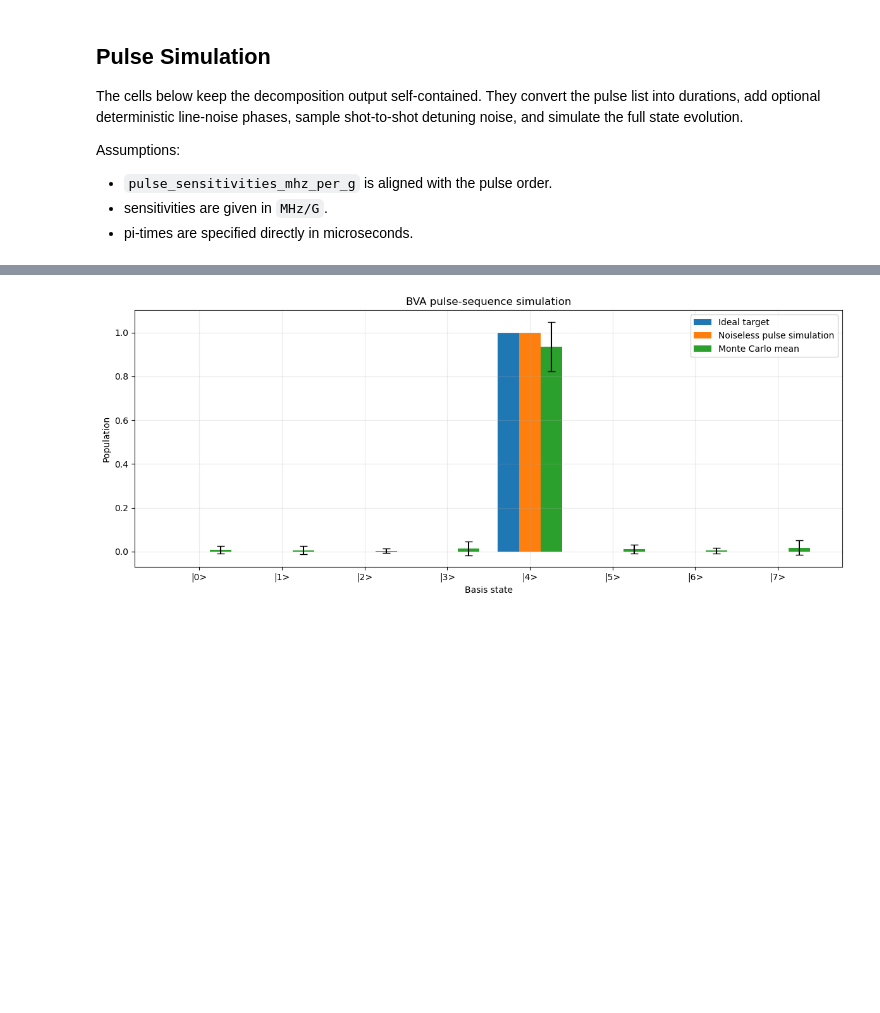
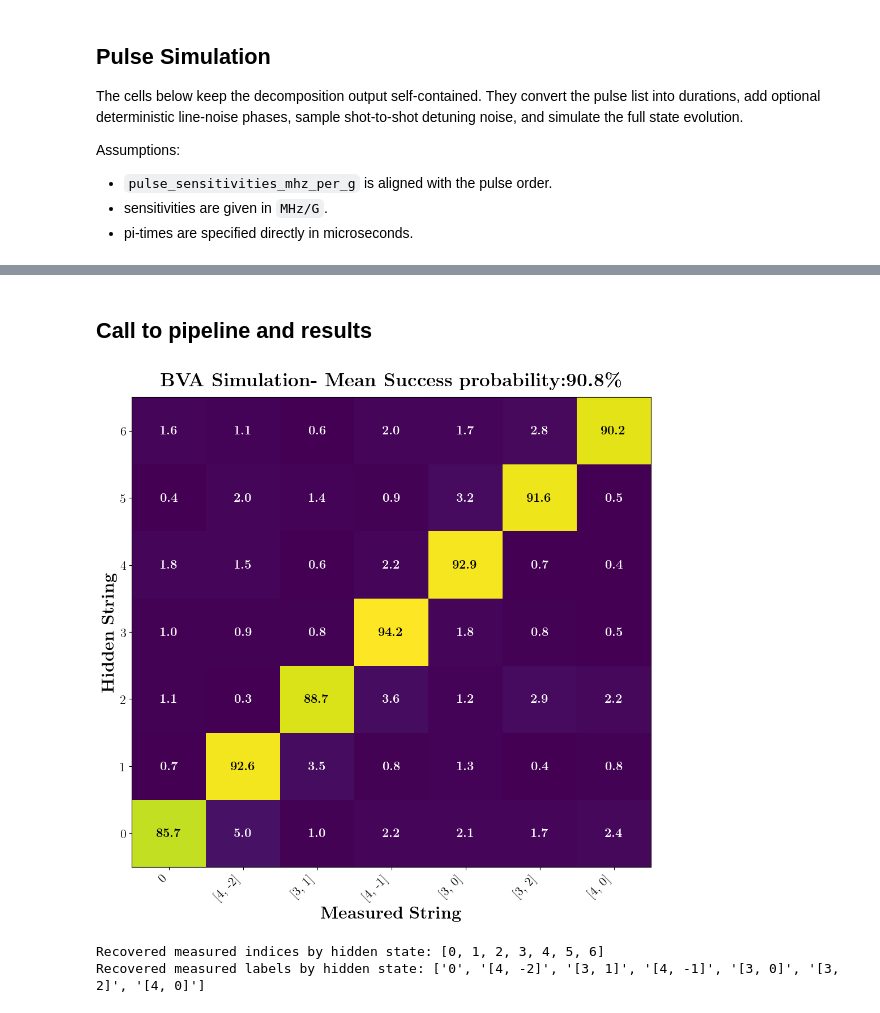
Before and after one commit to GauravTathed/PhD_python_scripts, a Jupyter notebook: BVA_analysis_scripts/BVA_sequence_noise_simulation.ipynb, the cells around one changed output, grey strips where cells are left out. Drawn from its saved outputs; the diff is of its cells as text; code cells hidden in the pictures; blank space fills up the shorter version.

```diff
--- a/BVA_analysis_scripts/BVA_sequence_noise_simulation.ipynb
+++ b/BVA_analysis_scripts/BVA_sequence_noise_simulation.ipynb
@@ -338,6 +600,13 @@ Assumptions:
 # %%
 import matplotlib.pyplot as plt
 from scipy.linalg import expm
+from matplotlib import rcParams
+import json
+
+rcParams['font.family'] = 'serif'
+rcParams['font.serif'] = ['Computer Modern']
+rcParams['text.usetex'] = True
+
 
 
 def state_populations(state):
@@ -681,21 +1144,0 @@ std_noisy_populations = [0.017136510992532526, 0.019229021905310777, 0.010254243
-# %%
-basis_labels = [f"|{index}>" for index in range(dim)]
-x = np.arange(dim)
-width = 0.26
-
-fig, ax = plt.subplots(figsize=(12, 5))
-ax.bar(x - width, ideal_populations, width=width, label="Ideal target")
-ax.bar(x, noiseless_populations, width=width, label="Noiseless pulse simulation")
-ax.bar(x + width, mean_noisy_populations, width=width, yerr=std_noisy_populations, capsize=4, label="Monte Carlo mean")
-
-ax.set_xticks(x)
-ax.set_xticklabels(basis_labels)
-ax.set_xlabel("Basis state")
-ax.set_ylabel("Population")
-ax.set_title("BVA pulse-sequence simulation")
-ax.grid(alpha=0.25)
-ax.legend()
-plt.tight_layout()
-plt.show()
-# %% [output]
-[figure, removed]
@@ -701,0 +1148,2 @@ plt.show()
+# %% [markdown]
+## Call to  pipeline and results
@@ -701,0 +1228,46 @@ plt.show()
+# %%
+fig, ax = plt.subplots(figsize=(10, 10))
+ax.imshow(
+    hidden_vs_measured_percent,
+    origin='lower',
+    aspect='auto',
+    # vmin=0.0,
+    # vmax=100.0,
+    cmap='viridis',
+)
+
+ax.set_xticks(np.arange(dimension))
+ax.set_yticks(np.arange(dimension))
+ax.set_xticklabels(measured_labels, rotation=45, ha='right', fontsize=16)
+ax.set_yticklabels(hidden_labels, fontsize=16)
+ax.set_xlabel(r'\textbf{Measured String}', fontsize=22)
+ax.set_ylabel(r'\textbf{Hidden String}', fontsize=22)
+ax.set_title(r'\textbf{BVA Simulation- Mean Success probability:}' + rf'\boldmath${np.mean(np.diag(hidden_vs_measured_percent)):.1f}\%$', fontsize=24, pad=14)
+ax.tick_params(axis='both', which='major', labelsize=16)
+
+for row_index in range(dimension):
+    for col_index in range(dimension):
+        value_percent = hidden_vs_measured_percent[row_index, col_index]
+        if value_percent < 0.05:
+            continue
+        text_color = 'black' if value_percent >= 18.0 else 'white'
+        ax.text(
+            col_index,
+            row_index,
+            rf'\textbf{{{value_percent:.1f}}}',
+            ha='center',
+            va='center',
+            color=text_color,
+            fontsize=16,
+            fontweight='bold',
+        )
+
+plt.tight_layout()
+plt.show()
+
+print('Recovered measured indices by hidden state:', recovered_indices.tolist())
+print('Recovered measured labels by hidden state:', recovered_labels)
+# %% [output]
+[figure, added]
+Recovered measured indices by hidden state: [0, 1, 2, 3, 4, 5, 6]
+Recovered measured labels by hidden state: ['0', '[4, -2]', '[3, 1]', '[4, -1]', '[3, 0]', '[3, 2]', '[4, 0]']
```
Also changed, not shown: parts of 18 cells of this notebook, 8 other files.
